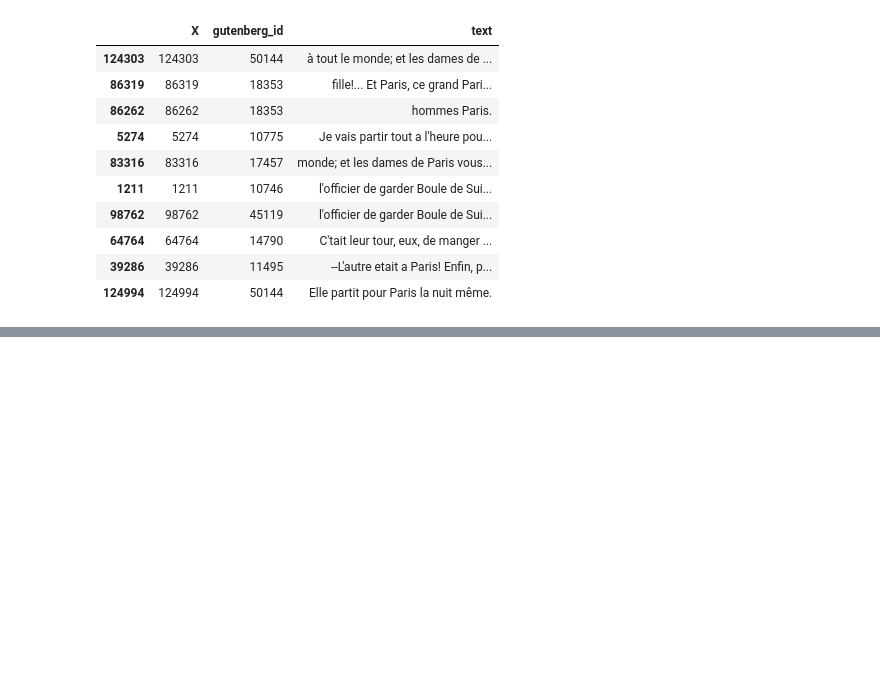
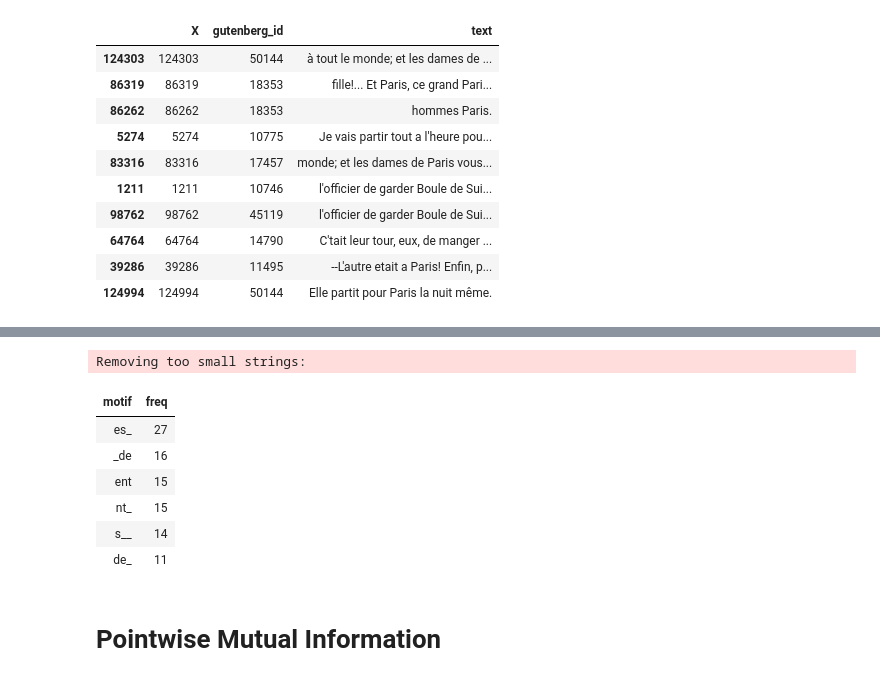
Before and after one commit to SergioPeignier/text_mining, a Jupyter notebook: Maupassant full text analysis.ipynb, the cells around one changed output, grey strips where cells are left out. Saved outputs shown, nothing was run; the diff lists cells and outputs as text; code cells hidden in the pictures; blank space fills up the shorter version.

```diff
--- a/Maupassant full text analysis.ipynb
+++ b/Maupassant full text analysis.ipynb
@@ -303,0 +457,16 @@ maupassant_downloaded_books[names(top.docs),]
+# %%
+message("Removing too small strings:")
+motifs.inter <- motifs.inter[nchar(motifs.inter)>2]
+freq.inter <- subset(rightcomplete, motif %in% motifs.inter)
+head(data.frame(freq.inter[order(freq.inter$freq, decreasing = TRUE),], row.names=NULL))
+# %% [output]
+Removing too small strings:
+| motif | freq |
+| es_ | 27 |
+| _de | 16 |
+| ent | 15 |
+| nt_ | 15 |
+| s__ | 14 |
+| de_ | 11 |
+# %% [markdown]
+# Pointwise Mutual Information
```
Also changed, not shown: parts of 18 cells of this notebook.
